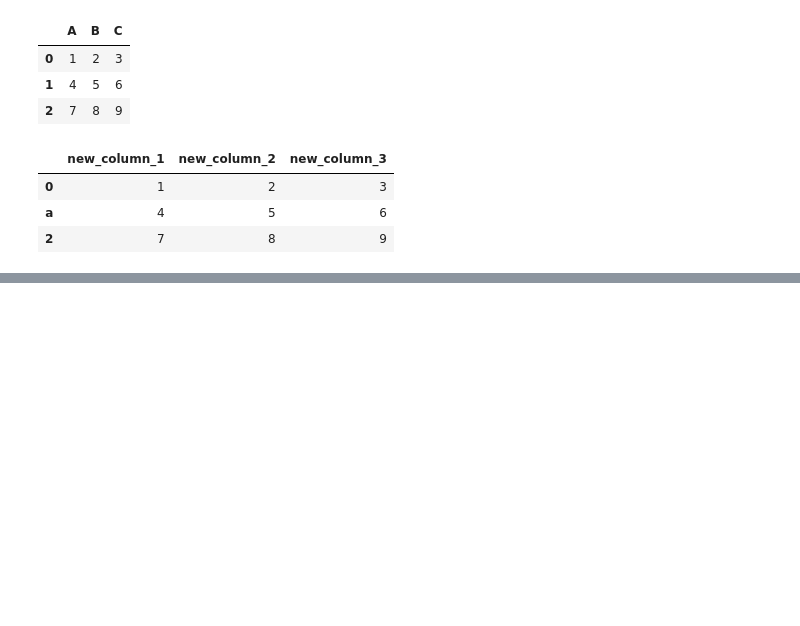
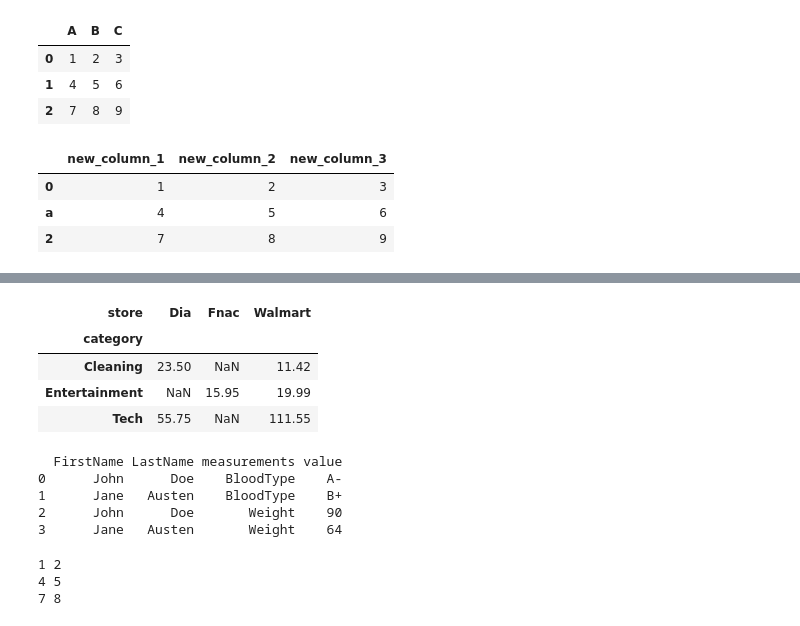
Before and after one commit to Urgith/data_science, a Jupyter notebook: datacamp_tutorials/30 Pandas Tutorial DataFrames in Python/main.ipynb, the cells around one changed output, grey strips where cells are left out. Saved outputs shown, nothing was run; the diff lists cells and outputs as text; code cells hidden in the pictures; blank space fills up the shorter version.

```diff
--- a/datacamp_tutorials/30 Pandas Tutorial DataFrames in Python/main.ipynb
+++ b/datacamp_tutorials/30 Pandas Tutorial DataFrames in Python/main.ipynb
@@ -254,0 +420,33 @@ df.rename(index={1: 'a'})
+# %%
+pivot_products = products.pivot_table(index='category', columns='store', values='price', aggfunc='mean')
+pivot_products
+# %% [output]
+| store | Dia | Fnac | Walmart |
+| category |  |  |  |
+| Cleaning | 23.50 | NaN | 11.42 |
+| Entertainment | NaN | 15.95 | 19.99 |
+| Tech | 55.75 | NaN | 111.55 |
+# %%
+people = pd.DataFrame({
+    'FirstName': ['John', 'Jane'],
+    'LastName': ['Doe', 'Austen'],
+    'BloodType': ['A-', 'B+'],
+    'Weight': [90, 64]
+})
+
+print(pd.melt(people, id_vars=['FirstName', 'LastName'], var_name='measurements'))
+# %% [output]
+  FirstName LastName measurements value
+0      John      Doe    BloodType    A-
+1      Jane   Austen    BloodType    B+
+2      John      Doe       Weight    90
+3      Jane   Austen       Weight    64
+# %%
+df = pd.DataFrame(data=np.array([[1, 2, 3], [4, 5, 6], [7, 8, 9]]), columns=['A', 'B', 'C'])
+
+for index, row in df.iterrows():
+    print(row['A'], row['B'])
+# %% [output]
+1 2
+4 5
+7 8
```
Also changed, not shown: parts of 21 cells of this notebook, 7 other files.
